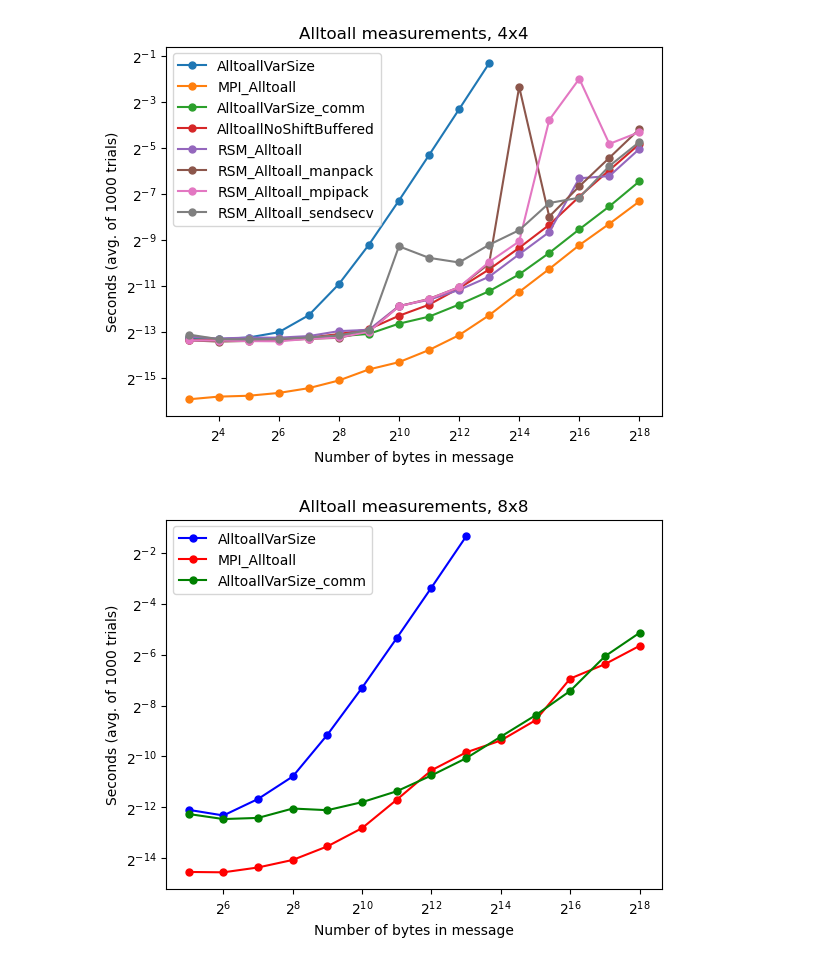
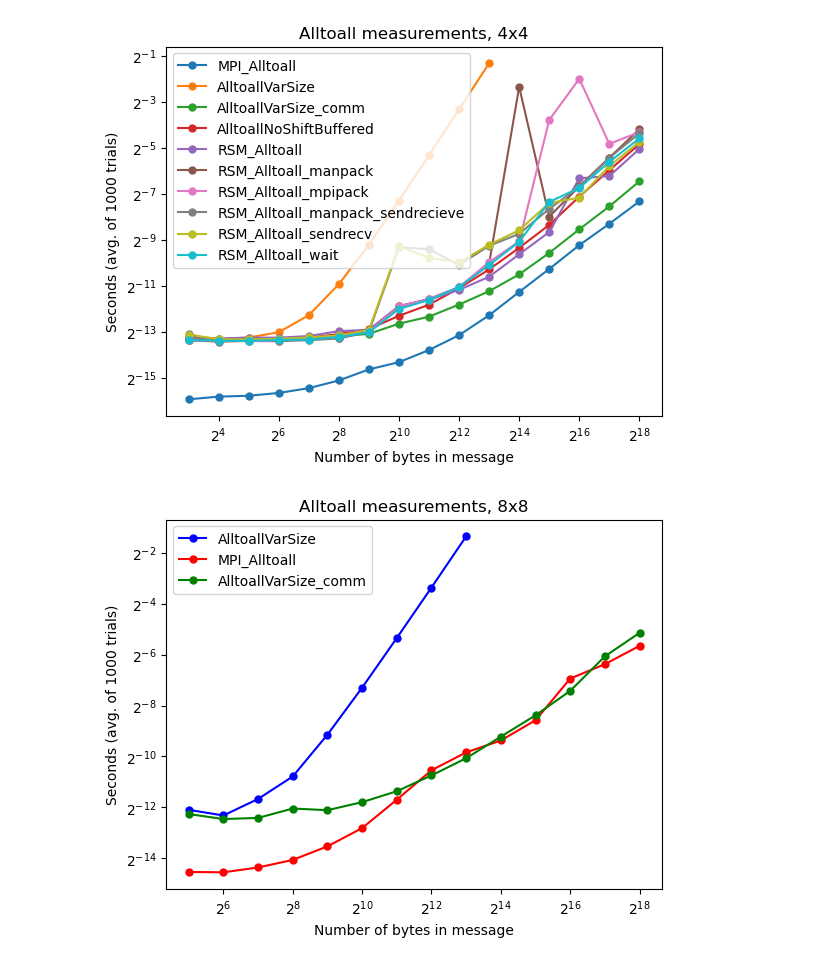
Before and after one commit to mctimm/CS542-Project, a Jupyter notebook: plots.ipynb, the cells around one changed output. Saved outputs shown, nothing was run; the diff lists cells and outputs as text; code cells hidden in the pictures.

Commit message:
update plots

```diff
--- a/plots.ipynb
+++ b/plots.ipynb
@@ -13,29 +13,33 @@ data_manpack = data_4x4[data_4x4["algorithm"] == "RSM_Alltoall_manpack"]
 data_mpipack = data_4x4[data_4x4["algorithm"] == "RSM_Alltoall_mpipack"]
 data_manpack_sr = data_4x4[data_4x4["algorithm"] == "RSM_Alltoall_manpack_sendrecv"]
 data_sr = data_4x4[data_4x4["algorithm"] == "RSM_Alltoall_sendrecv"]
+data_wait = data_4x4[data_4x4["algorithm"] == "RSM_Alltoall_wait"]
 # %%
 fig = plt.figure()
 ax = fig.add_subplot(1, 1, 1)
 
+ax.plot(data_openmpi["num_doubles_per_proc"]*8/16, data_openmpi["seconds"], 'o-', label='MPI_Alltoall', markersize=5)
 ax.plot(data_local["num_doubles_per_proc"]*8/16, data_local["seconds"], 'o-', label='AlltoallVarSize', markersize=5)
-ax.plot(data_openmpi["num_doubles_per_proc"]*8/16, data_openmpi["seconds"], 'o-', label='MPI_Alltoall', markersize=5)
 ax.plot(data_comm["num_doubles_per_proc"]*8/16, data_comm["seconds"], 'o-', label='AlltoallVarSize_comm', markersize=5)
+ax.plot(data_buff["num_doubles_per_proc"]*8/16, data_buff["seconds"], 'o-', label='AlltoallNoShiftBuffered', markersize=5)
+
 ax.plot(data_rsm["num_doubles_per_proc"]*8/16, data_rsm["seconds"], 'o-', label='RSM_Alltoall', markersize=5)
-ax.plot(data_buff["num_doubles_per_proc"]*8/16, data_buff["seconds"], 'o-', label='AlltoallNoShiftBuffered', markersize=5)
 ax.plot(data_manpack["num_doubles_per_proc"]*8/16, data_manpack["seconds"], 'o-', label='RSM_Alltoall_manpack', markersize=5)
 ax.plot(data_mpipack["num_doubles_per_proc"]*8/16, data_mpipack["seconds"], 'o-', label='RSM_Alltoall_mpipack', markersize=5)
-ax.plot(data_sr["num_doubles_per_proc"]*8/16, data_sr["seconds"], 'o-', label='RSM_Alltoall_sendsecv', markersize=5)
+ax.plot(data_manpack_sr["num_doubles_per_proc"]*8/16, data_manpack_sr["seconds"], 'o-', label='RSM_Alltoall_manpack_sendrecieve', markersize=5)
+ax.plot(data_sr["num_doubles_per_proc"]*8/16, data_sr["seconds"], 'o-', label='RSM_Alltoall_sendrecv', markersize=5)
+ax.plot(data_wait["num_doubles_per_proc"]*8/16, data_wait["seconds"], 'o-', label='RSM_Alltoall_wait', markersize=5)
 
 ax.set_xscale('log', base=2)
 ax.set_yscale('log', base=2)
 ax.set_title("Alltoall measurements, 4x4")
 ax.set_xlabel("Number of bytes in message")
 ax.set_ylabel("Seconds (avg. of 1000 trials)")
 ax.legend()
 plt.savefig("alltoall_4x4.jpg")
 plt.show()
 # %% [output]
-[figure, old version]
+[figure, new version]
 # %%
 data_8x8 = pd.read_csv('results_8x8.csv')
 data_local = data_8x8[data_8x8["algorithm"] == "AlltoallVarSize"]
```
